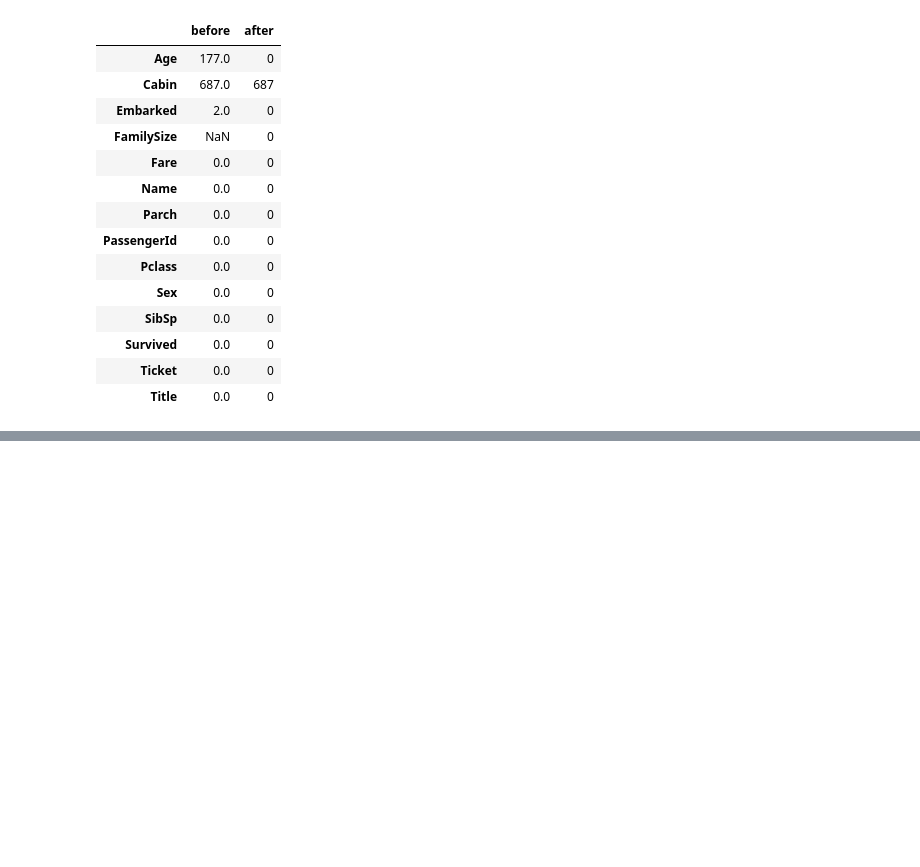
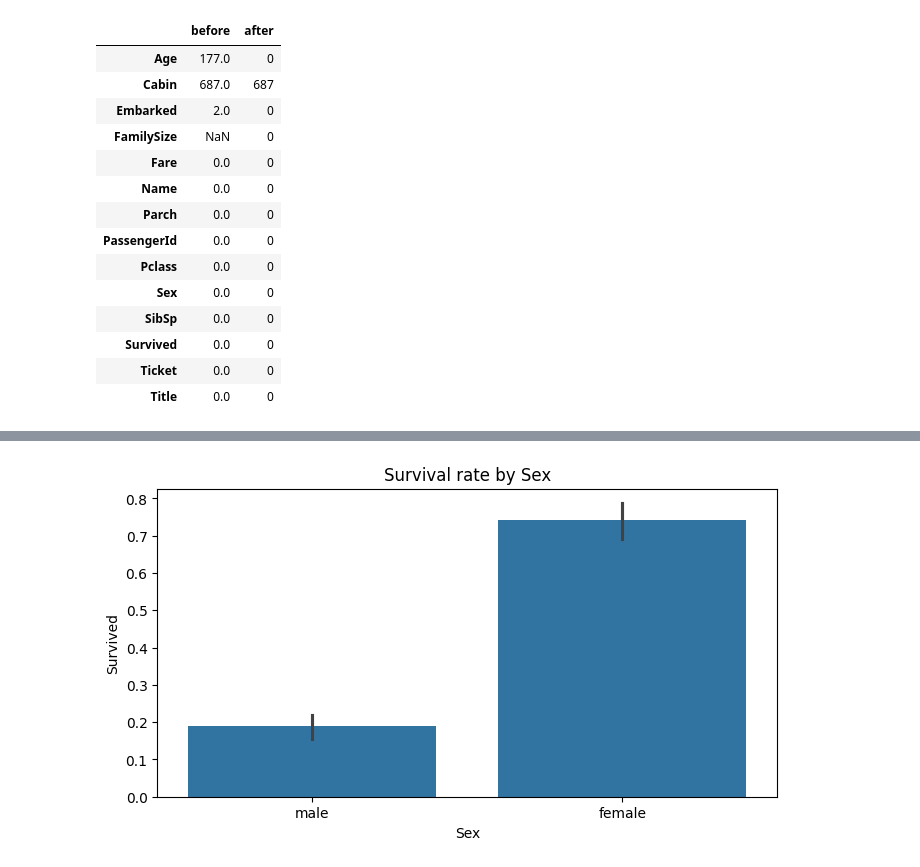
Before and after one commit to ByungkyuKang/ML_Portfolio, a Jupyter notebook: Machine_Learning_Projects/Titanic-Survival-Prediction/notebooks/titanic_preprocessing(data_from_kaggle).ipynb, the cells around one changed output, grey strips where cells are left out. Drawn from its saved outputs; the diff is of its cells as text; code cells hidden in the pictures; blank space fills up the shorter version.

Commit message:
feat: Complete initial EDA and identify key survival predictors
Analyzed relationships between Age, Sex, and Pclass with survival rate through visualization.

```diff
--- a/Machine_Learning_Projects/Titanic-Survival-Prediction/notebooks/titanic_preprocessing(data_from_kaggle).ipynb
+++ b/Machine_Learning_Projects/Titanic-Survival-Prediction/notebooks/titanic_preprocessing(data_from_kaggle).ipynb
@@ -119,0 +137,8 @@ pd.DataFrame({'before':before,'after':after})
+# %%
+# Survival Rate Visualization by Category
+plt.figure(figsize=(8,4))
+sns.barplot(x='Sex', y='Survived', data=df2)
+plt.title("Survival rate by Sex")
+plt.show()
+# %% [output]
+[figure, added]
```
Also changed, not shown: parts of 7 cells of this notebook, 3 other files.
